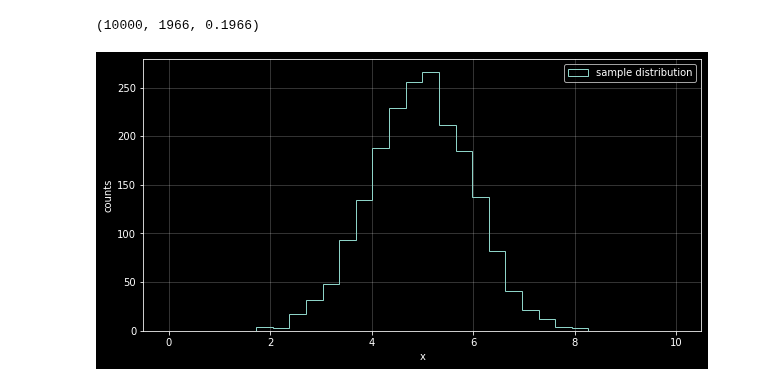
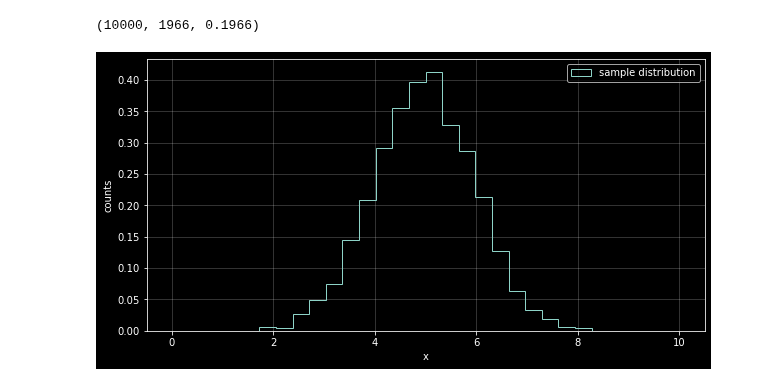
Before and after one commit to jsdiazpo/Bayesian-Digressions, a Jupyter notebook: Rejection-Sampling.ipynb, the cells around one changed output. Cells and saved outputs as stored; diff of their text form; code cells hidden in the pictures.

```diff
--- a/Rejection-Sampling.ipynb
+++ b/Rejection-Sampling.ipynb
@@ -41,14 +41,14 @@ len(prop_samples), len(samples_accepted), len(samples_accepted)/len(prop_samples
 # %%
 fig, ax = plt.subplots(figsize=(10, 5), ncols=1)
 xmin, xmax = -0.5, 10.5
 # ymin, ymax = 0, 0.5
 
 # ax.hist(prop_samples, density=0, bins=20, histtype='step', label='q(x)')
-ax.hist(samples_accepted, density=0, bins=20, histtype='step', label='sample distribution')
+ax.hist(samples_accepted, density=True, bins=20, histtype='step', label='sample distribution')
 ax.legend()
 ax.set(xlabel='x', ylabel='counts', xlim=[xmin,xmax], )#ylim=[ymin,ymax])
 ax.grid(lw=1, alpha=0.2, zorder=0)
 
 # fig.savefig('../plots/pen-draw-distributions-0-4.pdf', bbox_inches='tight')
 # %% [output]
-[figure, old version]
+[figure, new version]
```
Also changed, not shown: parts of 3 cells of this notebook.
